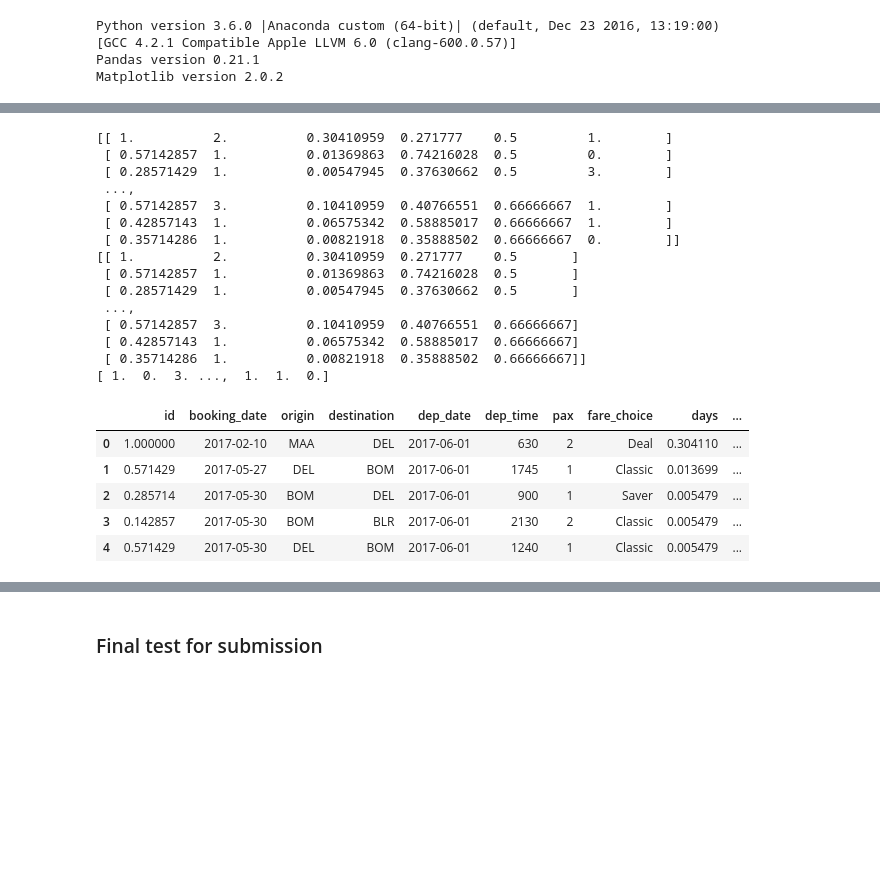
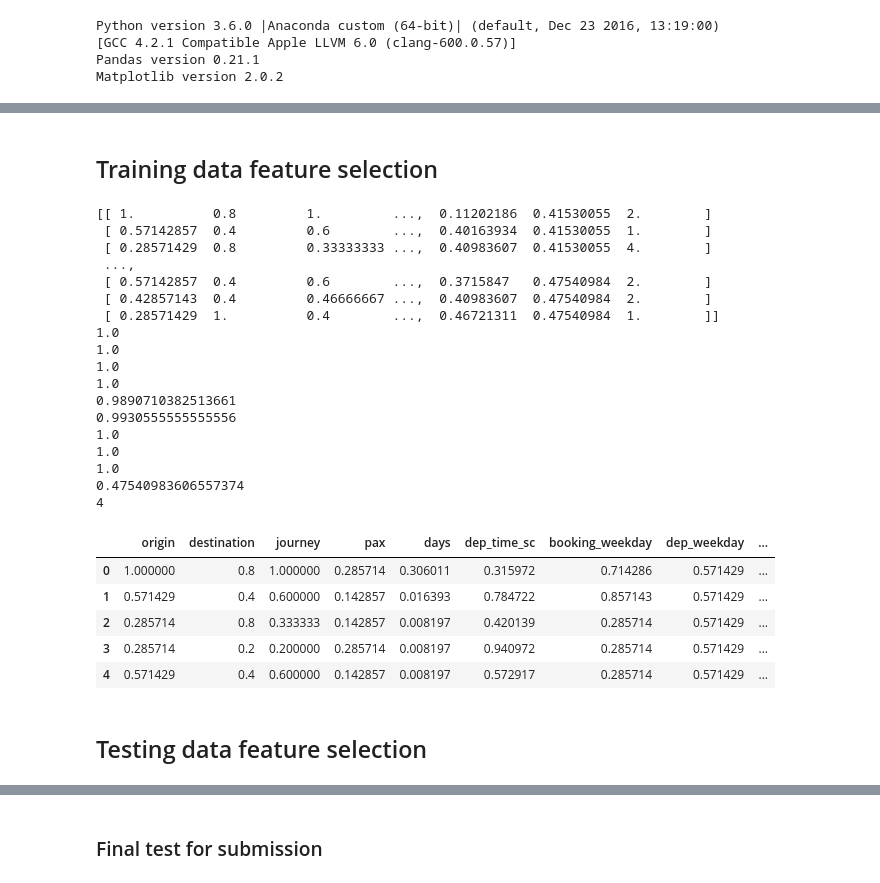
Before and after one commit to eldhoabraham/datathlete, a Jupyter notebook: v2/Datathletics-v2.ipynb, the cells around one changed output, grey strips where cells are left out. Drawn from its saved outputs; the diff is of its cells as text; code cells hidden in the pictures; blank space fills up the shorter version.

Commit message:
New graphs and data scaling

```diff
--- a/v2/Datathletics-v2.ipynb
+++ b/v2/Datathletics-v2.ipynb
@@ -79,36 +214,55 @@ df.head(5)
+# %% [markdown]
+## Training data feature selection
 # %%
 #select columns here for features
-flightDataPd = df[['id','pax', 'days','dep_time_sc','weekday','fare_choice_sc']]
+flightDataPd = df[['origin','destination','journey','pax', 'days','dep_time_sc','booking_weekday','dep_weekday','booking_date','dep_date','fare_choice_sc']]
 flightData = flightDataPd.as_matrix(columns=flightDataPd.columns[0:])
 print(flightData)
 #change the length of the features based on the selection
-featureLength = 5
+featureLength = 10
 X = flightData[:,0:featureLength]
-print(X)
+#print(X)
 y = flightData[:,featureLength]
-print(y)
-df.head()
+#print(y)
+print(max(df['origin']))
+print(max(df['destination']))
+print(max(df['journey']))
+print(max(df['pax']))
+print(max(df['days']))
+print(max(df['dep_time_sc']))
+print(max(df['booking_weekday']))
+print(max(df['dep_weekday']))
+print(max(df['booking_date']))
+print(max(df['dep_date']))
+print(max(df['fare_choice_sc']))
+
+flightDataPd.head()
 # %% [output]
-[[ 1.          2.          0.30410959  0.271777    0.5         1.        ]
- [ 0.57142857  1.          0.01369863  0.74216028  0.5         0.        ]
- [ 0.28571429  1.          0.00547945  0.37630662  0.5         3.        ]
+[[ 1.          0.8         1.         ...,  0.11202186  0.41530055  2.        ]
+ [ 0.57142857  0.4         0.6        ...,  0.40163934  0.41530055  1.        ]
+ [ 0.28571429  0.8         0.33333333 ...,  0.40983607  0.41530055  4.        ]
  ...,
- [ 0.57142857  3.          0.10410959  0.40766551  0.66666667  1.        ]
- [ 0.42857143  1.          0.06575342  0.58885017  0.66666667  1.        ]
- [ 0.35714286  1.          0.00821918  0.35888502  0.66666667  0.        ]]
-[[ 1.          2.          0.30410959  0.271777    0.5       ]
- [ 0.57142857  1.          0.01369863  0.74216028  0.5       ]
- [ 0.28571429  1.          0.00547945  0.37630662  0.5       ]
- ...,
- [ 0.57142857  3.          0.10410959  0.40766551  0.66666667]
- [ 0.42857143  1.          0.06575342  0.58885017  0.66666667]
- [ 0.35714286  1.          0.00821918  0.35888502  0.66666667]]
-[ 1.  0.  3. ...,  1.  1.  0.]
+ [ 0.57142857  0.4         0.6        ...,  0.3715847   0.47540984  2.        ]
+ [ 0.42857143  0.4         0.46666667 ...,  0.40983607  0.47540984  2.        ]
+ [ 0.28571429  1.          0.4        ...,  0.46721311  0.47540984  1.        ]]
+1.0
+1.0
+1.0
+1.0
+0.9890710382513661
+0.9930555555555556
+1.0
+1.0
+1.0
+0.47540983606557374
+4
-|  | id | booking_date | origin | destination | dep_date | dep_time | pax | fare_choice | days | ... |
-| 0 | 1.000000 | 2017-02-10 | MAA | DEL | 2017-06-01 | 630 | 2 | Deal | 0.304110 | ... |
-| 1 | 0.571429 | 2017-05-27 | DEL | BOM | 2017-06-01 | 1745 | 1 | Classic | 0.013699 | ... |
-| 2 | 0.285714 | 2017-05-30 | BOM | DEL | 2017-06-01 | 900 | 1 | Saver | 0.005479 | ... |
-| 3 | 0.142857 | 2017-05-30 | BOM | BLR | 2017-06-01 | 2130 | 2 | Classic | 0.005479 | ... |
-| 4 | 0.571429 | 2017-05-30 | DEL | BOM | 2017-06-01 | 1240 | 1 | Classic | 0.005479 | ... |
+|  | origin | destination | journey | pax | days | dep_time_sc | booking_weekday | dep_weekday | ... |
+| 0 | 1.000000 | 0.8 | 1.000000 | 0.285714 | 0.306011 | 0.315972 | 0.714286 | 0.571429 | ... |
+| 1 | 0.571429 | 0.4 | 0.600000 | 0.142857 | 0.016393 | 0.784722 | 0.857143 | 0.571429 | ... |
+| 2 | 0.285714 | 0.8 | 0.333333 | 0.142857 | 0.008197 | 0.420139 | 0.285714 | 0.571429 | ... |
+| 3 | 0.285714 | 0.2 | 0.200000 | 0.285714 | 0.008197 | 0.940972 | 0.285714 | 0.571429 | ... |
+| 4 | 0.571429 | 0.4 | 0.600000 | 0.142857 | 0.008197 | 0.572917 | 0.285714 | 0.571429 | ... |
+# %% [markdown]
+## Testing data feature selection
 # %%
 #select columns here for features
```
Also changed, not shown: parts of 26 cells of this notebook, 1 other file.
